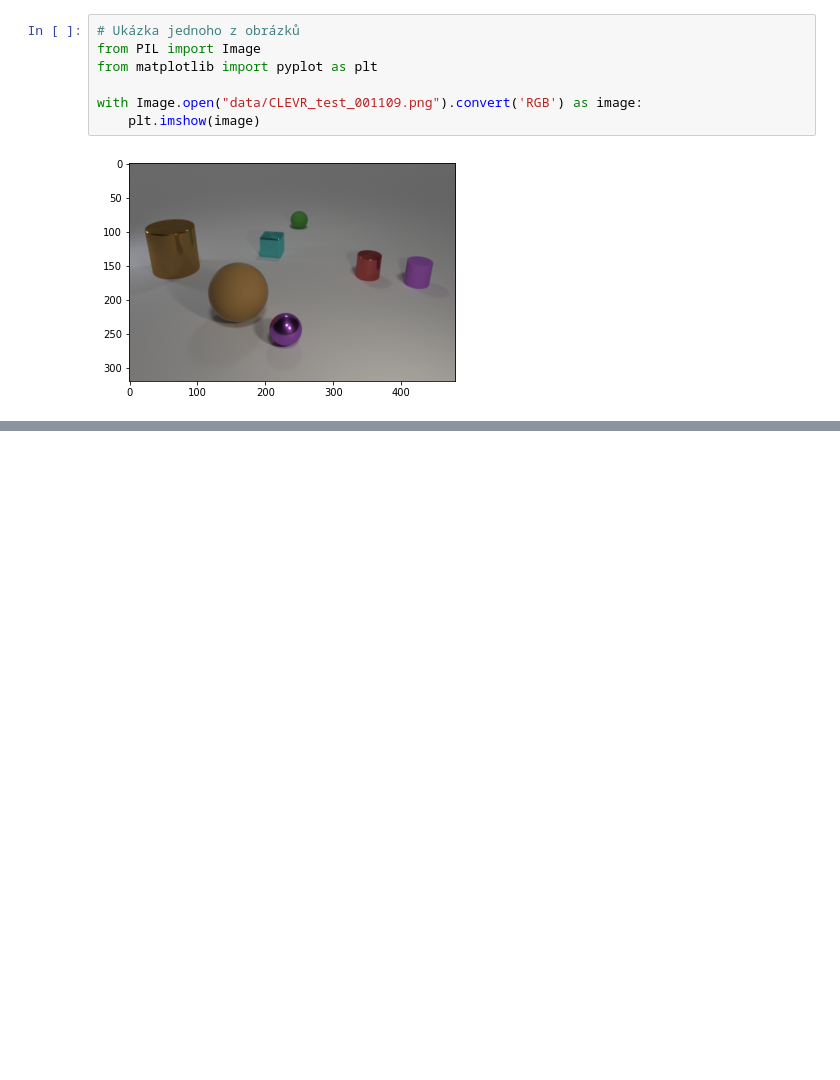
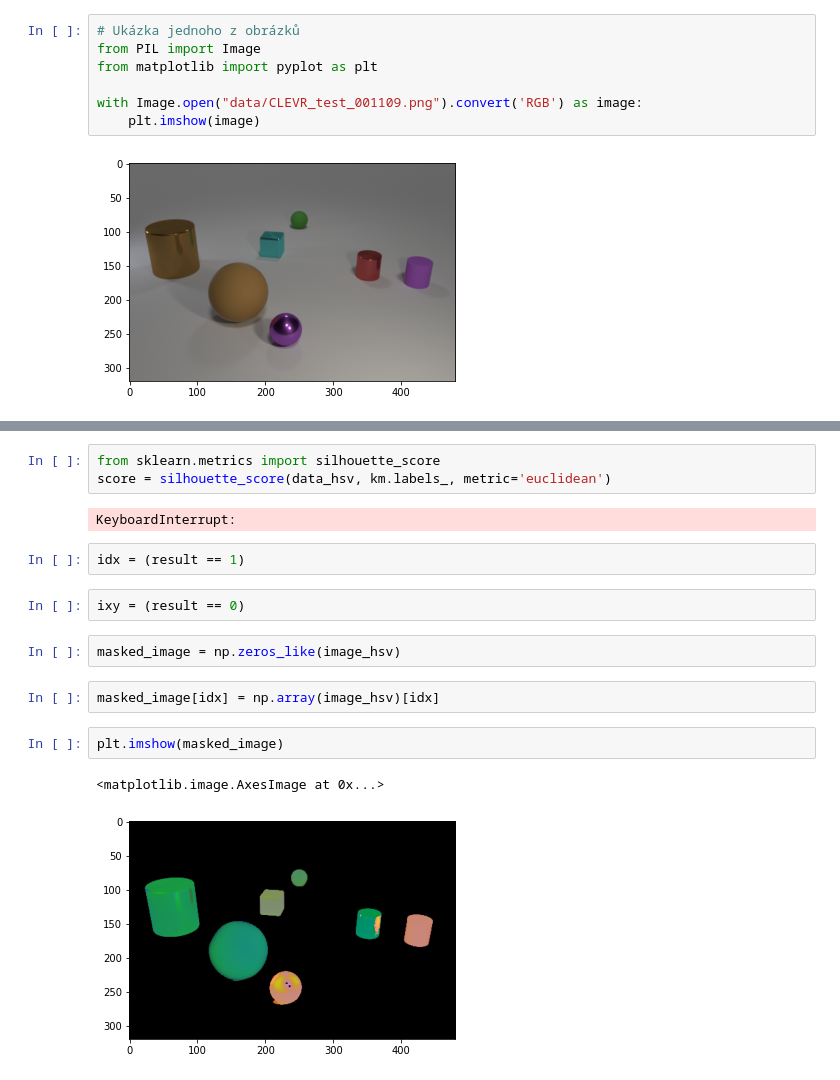
Before and after one commit to Dufko/vzd, a Jupyter notebook: hw_2/notebook.ipynb, the cells around one changed output, grey strips where cells are left out. Drawn from its saved outputs; the diff is of its cells as text; blank space fills up the shorter version.

```diff
--- a/hw_2/notebook.ipynb
+++ b/hw_2/notebook.ipynb
@@ -57,0 +161,18 @@ Created in <span style='font-weight:600;margin-left:4px;'>Deepnote</span></a>
+# %%
+from sklearn.metrics import silhouette_score
+score = silhouette_score(data_hsv, km.labels_, metric='euclidean')
+# %% [output]
+KeyboardInterrupt:
+# %%
+idx = (result == 1)
+# %%
+ixy = (result == 0)
+# %%
+masked_image = np.zeros_like(image_hsv)
+# %%
+masked_image[idx] = np.array(image_hsv)[idx]
+# %%
+plt.imshow(masked_image)
+# %% [output]
+<matplotlib.image.AxesImage at 0x...>
+[figure, added]
```
Also changed, not shown: parts of 27 cells of this notebook.
